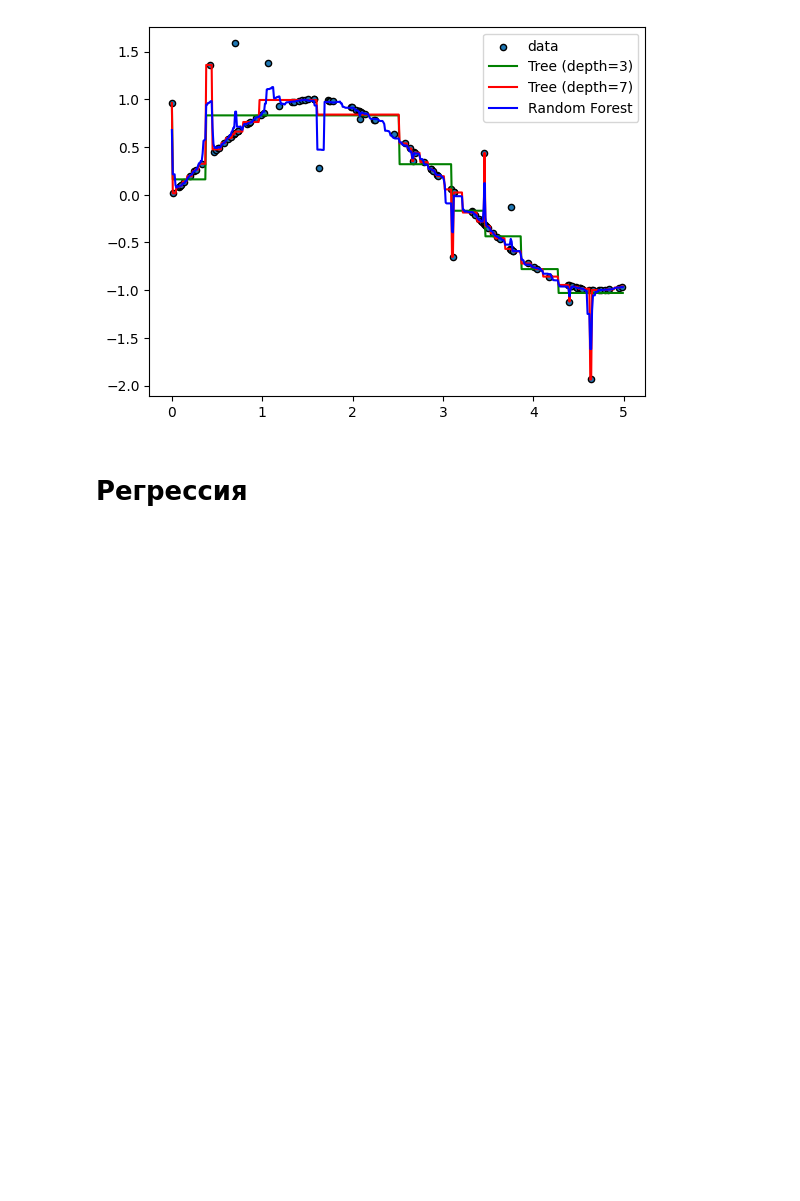
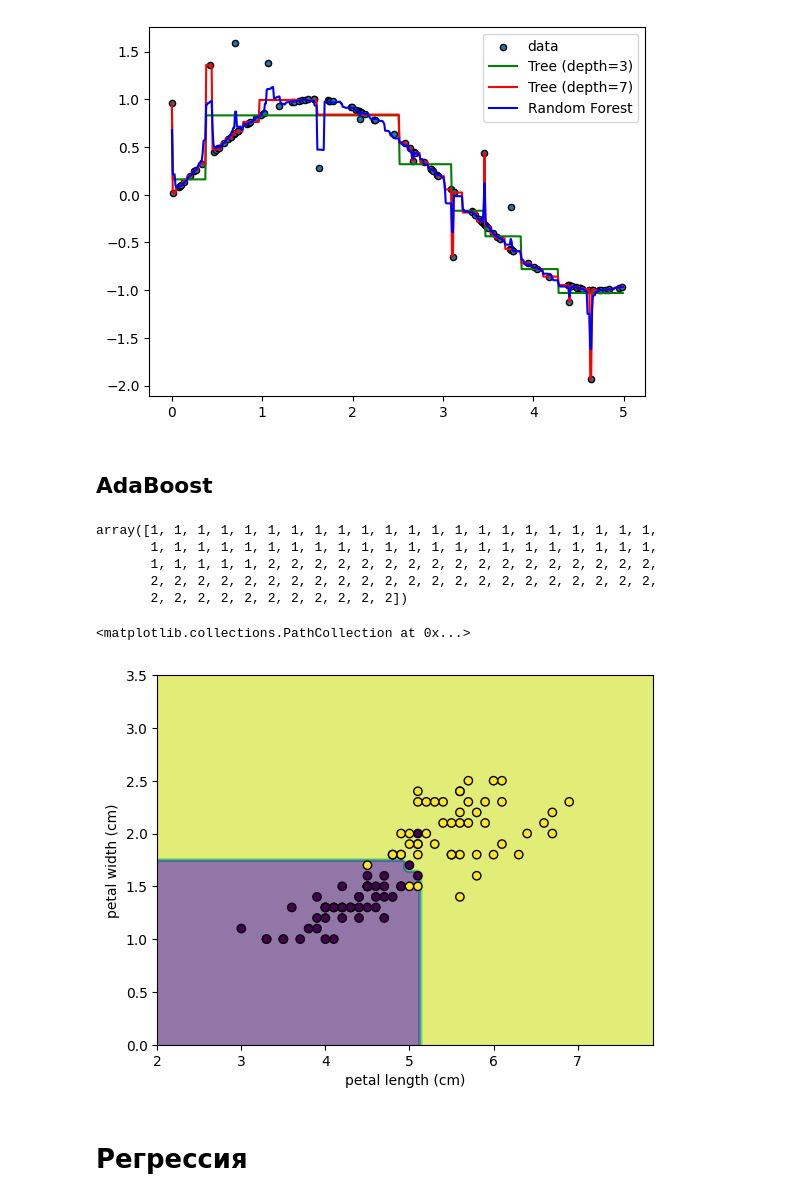
Before and after one commit to alexander-mirea/ML2025, a Jupyter notebook: Практика 6/Практика 6.ipynb, the cells around one changed output. Cells and saved outputs as stored; diff of their text form; code cells hidden in the pictures; blank space fills up the shorter version.

```diff
--- a/Практика 6/Практика 6.ipynb
+++ b/Практика 6/Практика 6.ipynb
@@ -89,6 +66,45 @@ plt.legend()
 plt.show()
 # %% [output]
 [figure]
+# %% [markdown]
+## AdaBoost
+# %%
+y
+# %% [output]
+array([1, 1, 1, 1, 1, 1, 1, 1, 1, 1, 1, 1, 1, 1, 1, 1, 1, 1, 1, 1, 1, 1,
+       1, 1, 1, 1, 1, 1, 1, 1, 1, 1, 1, 1, 1, 1, 1, 1, 1, 1, 1, 1, 1, 1,
+       1, 1, 1, 1, 1, 2, 2, 2, 2, 2, 2, 2, 2, 2, 2, 2, 2, 2, 2, 2, 2, 2,
+       2, 2, 2, 2, 2, 2, 2, 2, 2, 2, 2, 2, 2, 2, 2, 2, 2, 2, 2, 2, 2, 2,
+       2, 2, 2, 2, 2, 2, 2, 2, 2, 2, 2])
+# %%
+from sklearn.ensemble import AdaBoostClassifier
+from sklearn.tree import DecisionTreeClassifier, DecisionTreeRegressor
+from sklearn.inspection import DecisionBoundaryDisplay
+#позволяет визуализировать границы принятия решений обученной модели с указанной цветовой картой
+
+X = iris.data[51:, 2:4]
+y = iris.target[51:]
+y[59] = 1
+
+stump = DecisionTreeClassifier(max_depth=2)
+ada = AdaBoostClassifier(estimator=stump, n_estimators=5, random_state=42).fit(X, y)
+
+fig, ax = plt.subplots()
+disp = DecisionBoundaryDisplay.from_estimator(
+    ada,
+    X,
+    response_method="predict",
+    alpha=0.6,
+    ax=ax,
+    xlabel=iris.feature_names[2],
+    ylabel=iris.feature_names[3],
+    cmap='viridis'
+)
+
+disp.ax_.scatter(X[:,0:1], X[:,1:2], c=y, edgecolor="black")
+# %% [output]
+<matplotlib.collections.PathCollection at 0x...>
+[figure, added]
 # %% [markdown]
 # Регрессия
 # %%
```
Also changed, not shown: parts of 19 cells of this notebook, 1 other file.
